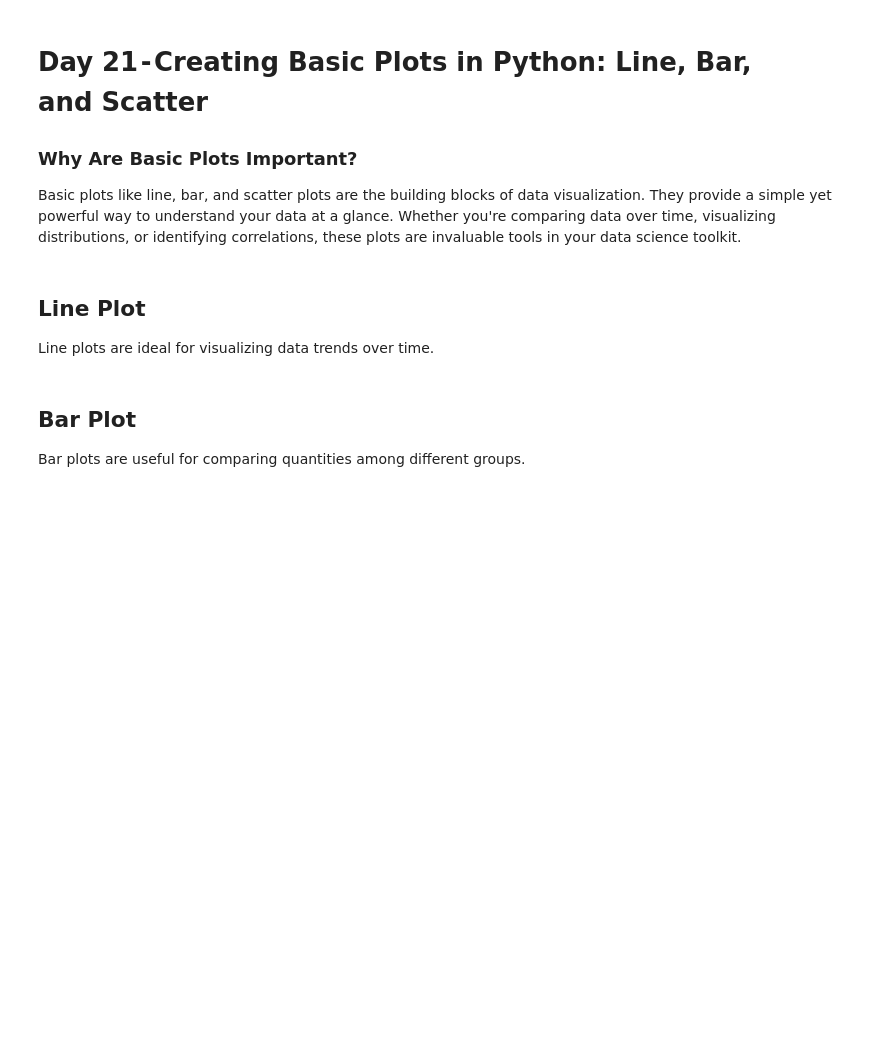
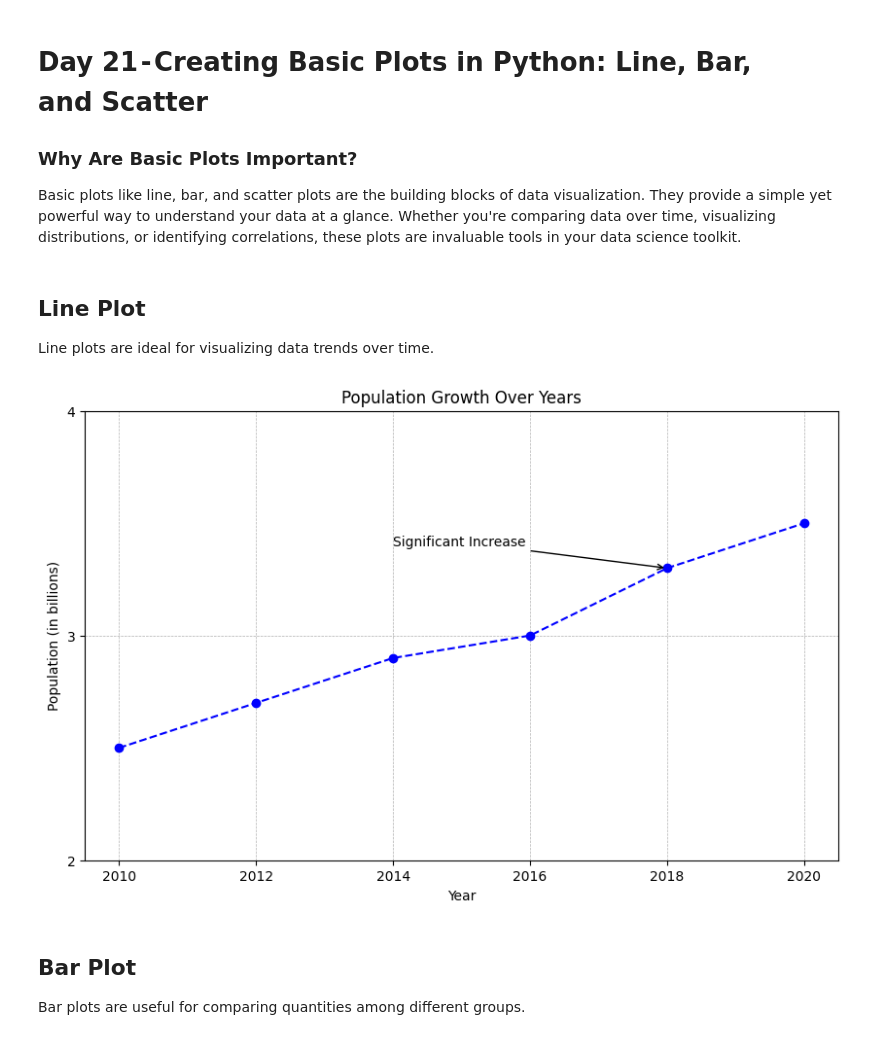
Before and after one commit to ricardogr07/100-days-of-python-and-data-science, a Jupyter notebook: 21_creating_basic_plots.ipynb, the cells around one changed output. Saved outputs shown, nothing was run; the diff lists cells and outputs as text; code cells hidden in the pictures; blank space fills up the shorter version.

```diff
--- a/21_creating_basic_plots.ipynb
+++ b/21_creating_basic_plots.ipynb
@@ -13,19 +14,25 @@ Line plots are ideal for visualizing data trends over time.
 # %%
 # Example data
 data = {
     'Year': [2010, 2012, 2014, 2016, 2018, 2020],
     'Population': [2.5, 2.7, 2.9, 3.0, 3.3, 3.5]
 }
 df = pd.DataFrame(data)
 
 # Creating a line plot
 plt.figure(figsize=(10, 6))
-plt.plot(df['Year'], df['Population'], marker='o')
+plt.plot(df['Year'], df['Population'], marker='o', linestyle='--', color='b')
 plt.title('Population Growth Over Years')
 plt.xlabel('Year')
 plt.ylabel('Population (in billions)')
-plt.grid(True)
+plt.xticks(df['Year'])
+plt.yticks(range(2, 5))
+plt.grid(True, linestyle='--', linewidth=0.5)
+plt.annotate('Significant Increase', xy=(2018, 3.3), xytext=(2014, 3.4),
+             arrowprops=dict(facecolor='black', arrowstyle='->'))
 plt.show()
+# %% [output]
+[figure, added]
 # %% [markdown]
 ## Bar Plot
 Bar plots are useful for comparing quantities among different groups.
```
Also changed, not shown: parts of 10 cells of this notebook.
